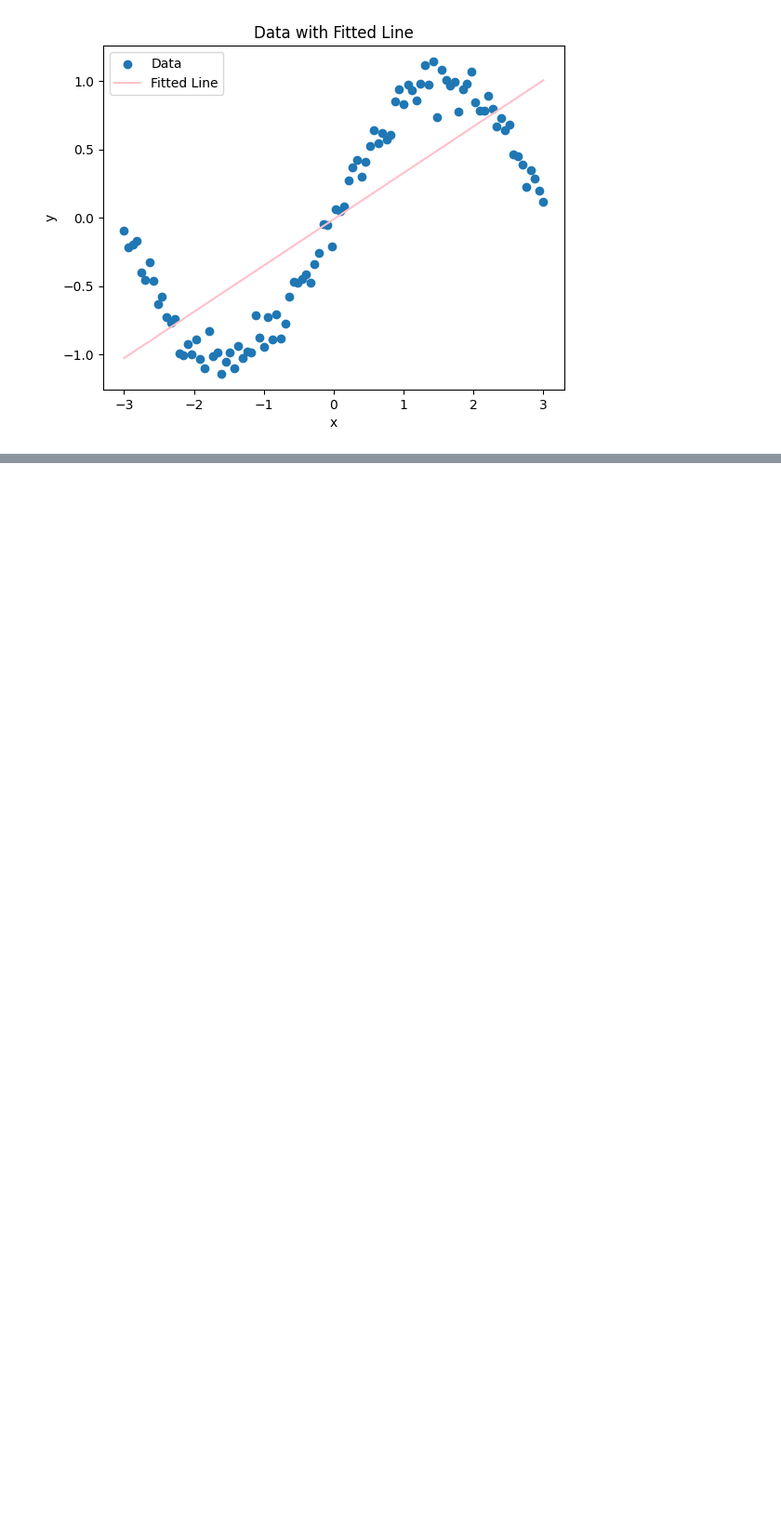
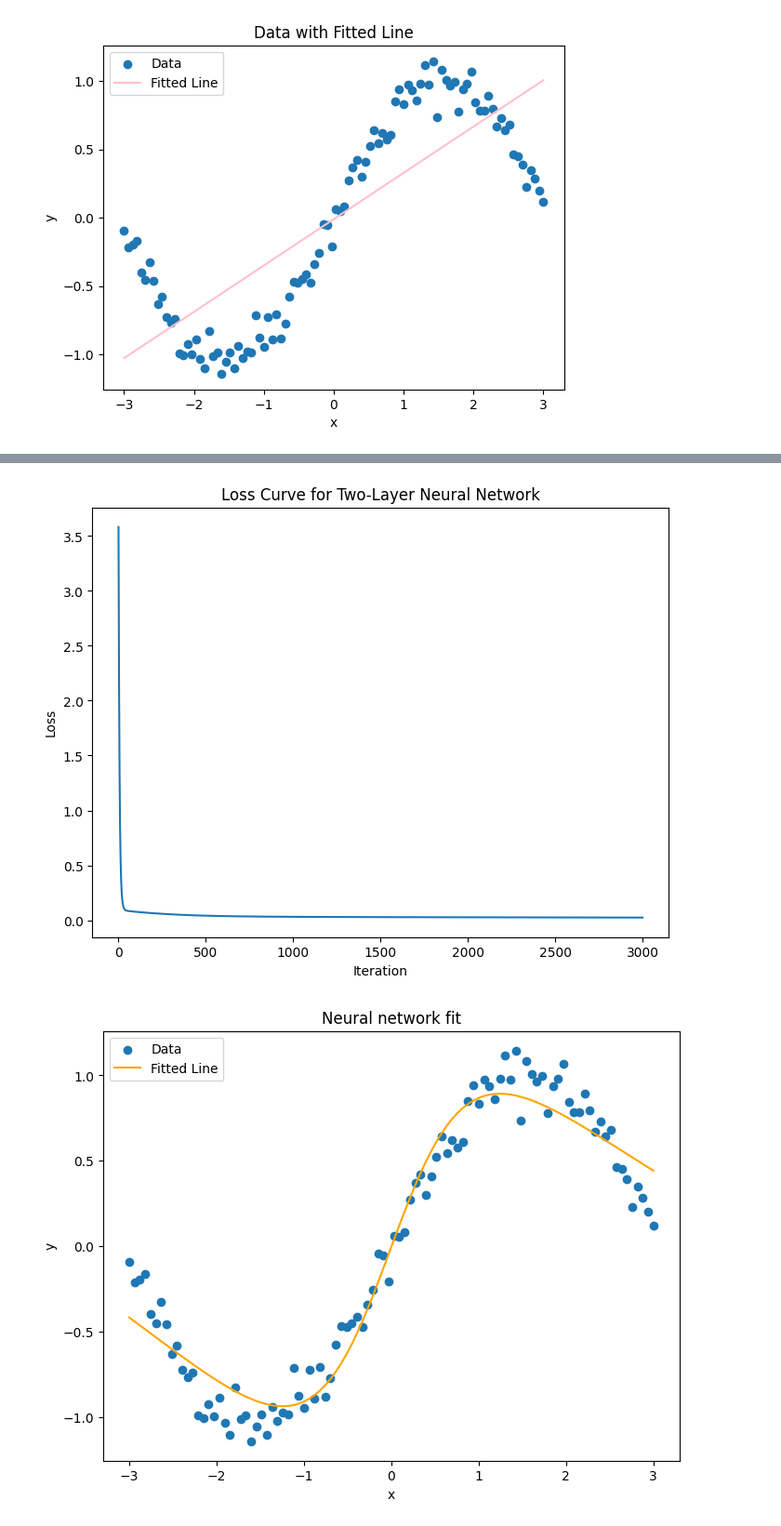
Before and after one commit to davidbuah/lab-3-feedforward-networks, a Jupyter notebook: lab_3.ipynb, the cells around one changed output, grey strips where cells are left out. Shown at 93% size. Drawn from its saved outputs; the diff is of its cells as text; code cells hidden in the pictures; blank space fills up the shorter version.

```diff
--- a/lab_3.ipynb
+++ b/lab_3.ipynb
@@ -74,3 +74,76 @@ plt.legend()
 **2. The loss stops improving but the fit is clearly bad. Is this underfitting or overfitting, and WHY can a single neuron never fit a sine wave, no matter how long you train?**
 
 The loss stops improving even though the predictions remain poor because a single neuron can only produce a linear (straight-line) function. The data, however, come from y = sin(x) + noise, which is fundamentally nonlinear. Gradient descent can only tune the two parameters w and b; it cannot alter the model’s functional form from a line into a curve. After enough iterations it simply converges to the best possible straight-line fit, and the loss plateaus. Capturing the true relationship therefore requires a model that can represent nonlinear mappings—for example a neural network with one or more hidden layers and nonlinear activation functions. The observed failure is classic underfitting: the model is too simple to express the pattern present in the data.
+# %%
+# TODO: Initialise parameters
+#   W1: shape (1, 8),  b1: shape (8,)
+#   W2: shape (8, 1),  b2: shape (1,)
+#   Small random values (e.g. np.random.randn(...) * 0.5)
+w1 = np.random.randn(1, 8) * 0.5
+b1 = np.random.randn(8) * 0.5
+
+w2 = np.random.randn(8, 1) * 0.5
+b2 = np.random.randn(1) * 0.5
+
+x = x.reshape(-1, 1)
+y = y.reshape(-1, 1)
+# TODO: Forward pass (keep the intermediate values — you need them for backprop):
+z1 = x @ w1 + b1        # pre-activation, shape (100, 8)
+h  = np.tanh(z1)        # activation
+y_hat = h @ w2 + b2     # output, shape (100, 1)
+loss  = np.mean((y_hat - y) ** 2)
+
+# TODO: Backward pass (the chain rule, layer by layer):
+d_yhat = 2 * (y_hat - y) / len(y)
+dW2 = h.T @ d_yhat ;  db2 = d_yhat.sum(axis=0)
+dh  = d_yhat @ w2.T
+dz1 = dh * (1 - np.tanh(z1) ** 2)     # derivative of tanh
+dW1 = x.T @ dz1 ;  db1 = dz1.sum(axis=0)
+db1= dz1.sum(axis=0)
+
+# TODO: Update all parameters with learning rate lr, loop for ~3000 steps,
+#   record the loss.
+w1 -= lr * dW1
+b1 -= lr * db1
+w2 -= lr * dW2
+b2 -= lr * db2
+
+losses = []
+
+for i in range(3000):
+    z1 = x @ w1 + b1
+    h  = np.tanh(z1)
+    y_hat = h @ w2 + b2
+    loss  = np.mean((y_hat - y) ** 2)
+    losses.append(loss)
+
+    d_yhat = 2 * (y_hat - y) / len(y)
+    dW2 = h.T @ d_yhat ;  db2 = d_yhat.sum(axis=0)
+    dh  = d_yhat @ w2.T
+    dz1 = dh * (1 - np.tanh(z1) ** 2)
+    dW1 = x.T @ dz1 ;  db1 = dz1.sum(axis=0)
+
+    w1 -= lr * dW1
+    b1 -= lr * db1
+    w2 -= lr * dW2
+    b2 -= lr * db2
+# TODO: Plot the loss curve AND the final fit over the data.
+#   Then re-run with the tanh REMOVED (h = z1). What happens to the fit?
+plt.figure(figsize=(8, 6))
+plt.plot(losses)
+plt.xlabel('Iteration')
+plt.ylabel('Loss')
+plt.title('Loss Curve for Two-Layer Neural Network')
+plt.show()
+
+plt.figure(figsize=(8, 6))
+plt.scatter(x, y, label='Data')
+plt.plot(x, y_hat, color='orange', label='Fitted Line')
+plt.xlabel('x')
+plt.ylabel('y')
+plt.title('Neural network fit')
+plt.legend()
+plt.show()
+# %% [output]
+[figure, added]
+[figure, added]
```
Also changed, not shown: parts of 1 cell of this notebook.
